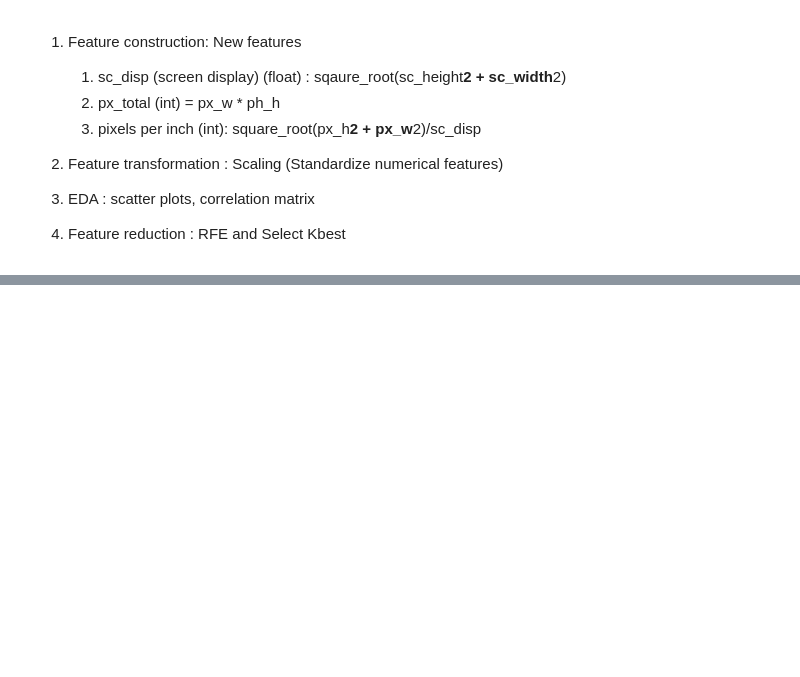
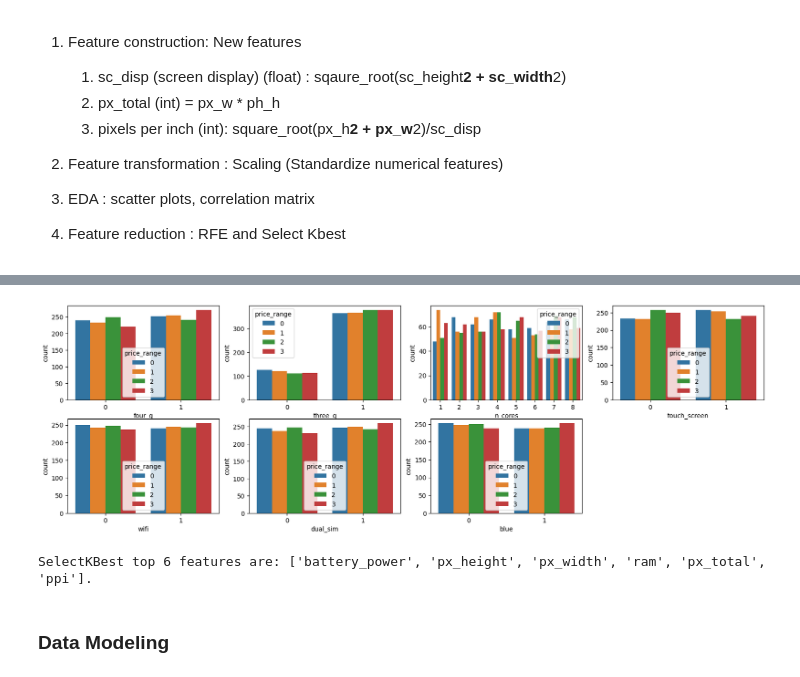
Before and after one commit to Clarkey33/Mobile_Price_Prediction, a Jupyter notebook: classification_model.ipynb, the cells around one changed output, grey strips where cells are left out. Drawn from its saved outputs; the diff is of its cells as text; code cells hidden in the pictures; blank space fills up the shorter version.

```diff
--- a/classification_model.ipynb
+++ b/classification_model.ipynb
@@ -302,0 +417,34 @@ check_outlier(df_mobile)
+# %%
+#EDA
+
+#Count Plot
+
+#Question: What mobile phone features impact cost?
+
+fig = plt.figure(figsize=(20,6)) #intialize figure
+ax0 = fig.add_subplot(2,4,1)
+ax1 = fig.add_subplot(2,4,2)
+ax2 = fig.add_subplot(2,4,3)
+ax3 = fig.add_subplot(2,4,4)
+ax4 = fig.add_subplot(2,4,5)
+ax5 = fig.add_subplot(2,4,6)
+ax6 = fig.add_subplot(2,4,7)
+
+
+sns.countplot(data=df_mobile, x="four_g", hue='price_range', ax=ax0)
+
+sns.countplot(data=df_mobile, x="three_g", hue= "price_range",ax=ax1)
+
+sns.countplot(data=df_mobile, x="n_cores" , hue= "price_range",ax=ax2)
+
+sns.countplot(data=df_mobile, x="touch_screen", hue= "price_range", ax=ax3)
+
+sns.countplot(data=df_mobile, x="wifi", hue= "price_range", ax=ax4)
+
+sns.countplot(data=df_mobile, x="dual_sim" , hue= "price_range", ax=ax5)
+
+sns.countplot(data=df_mobile, x="blue" , hue= "price_range", ax=ax6)
+
+plt.show()
+# %% [output]
+[figure, added]
@@ -302,0 +458,21 @@ check_outlier(df_mobile)
+# %%
+#initialize predictors and target
+y= df_mobile['price_range'] #target
+X = df_mobile[[col for col in df_mobile.columns if col != 'price_range']] #predictors
+
+#intialize SelectKBest
+select_features = SelectKBest(score_func=f_classif,k=6)
+
+#feature reduction
+df_reduced = select_features.fit_transform(X,y)
+
+#get selected features
+feature_filter = select_features.get_support()
+
+selected_features = X.columns[feature_filter]
+
+print(f"SelectKBest top 6 features are: {selected_features.tolist()}.")
+# %% [output]
+SelectKBest top 6 features are: ['battery_power', 'px_height', 'px_width', 'ram', 'px_total', 'ppi'].
+# %% [markdown]
+### Data Modeling
```
Also changed, not shown: parts of 37 cells of this notebook.
